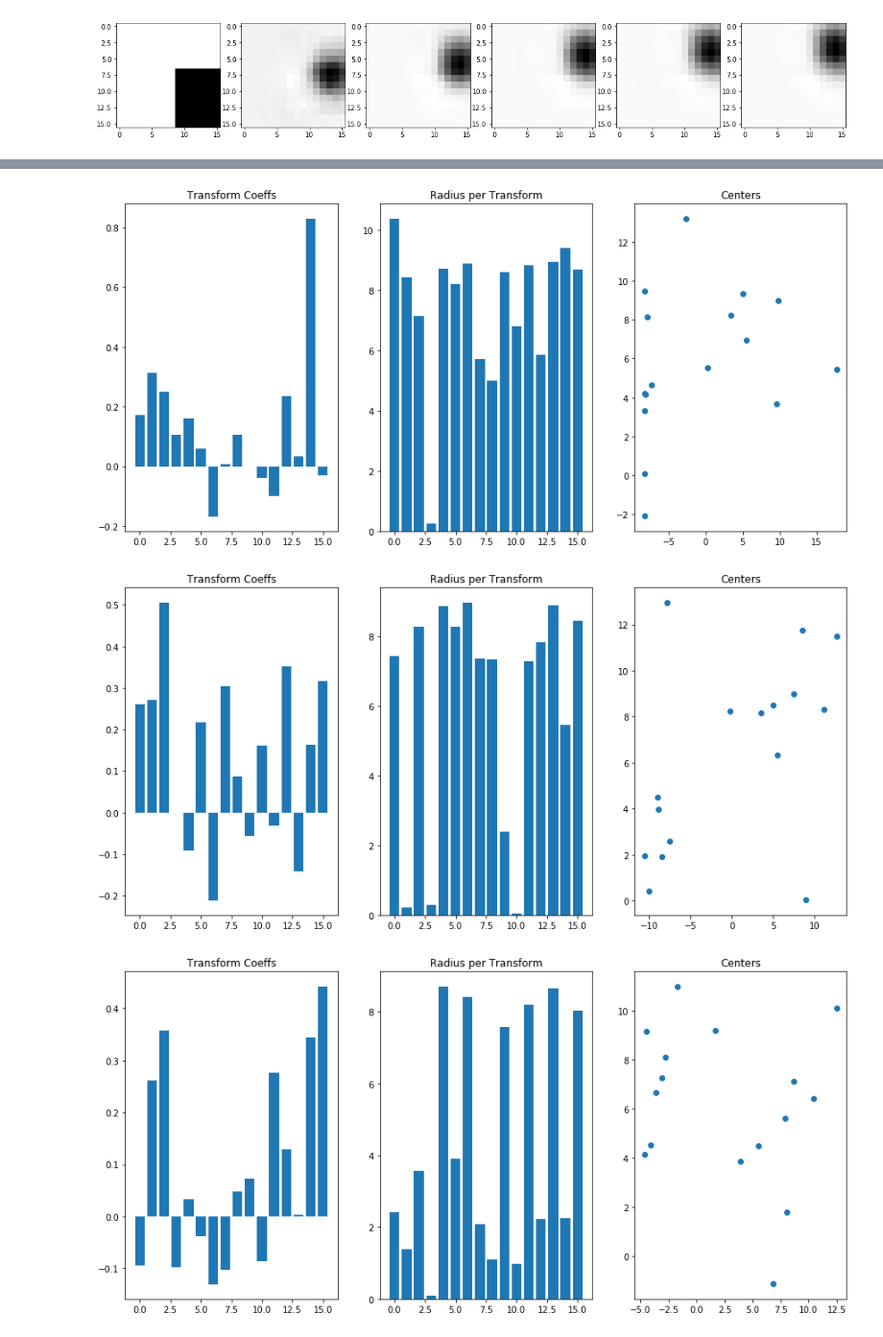
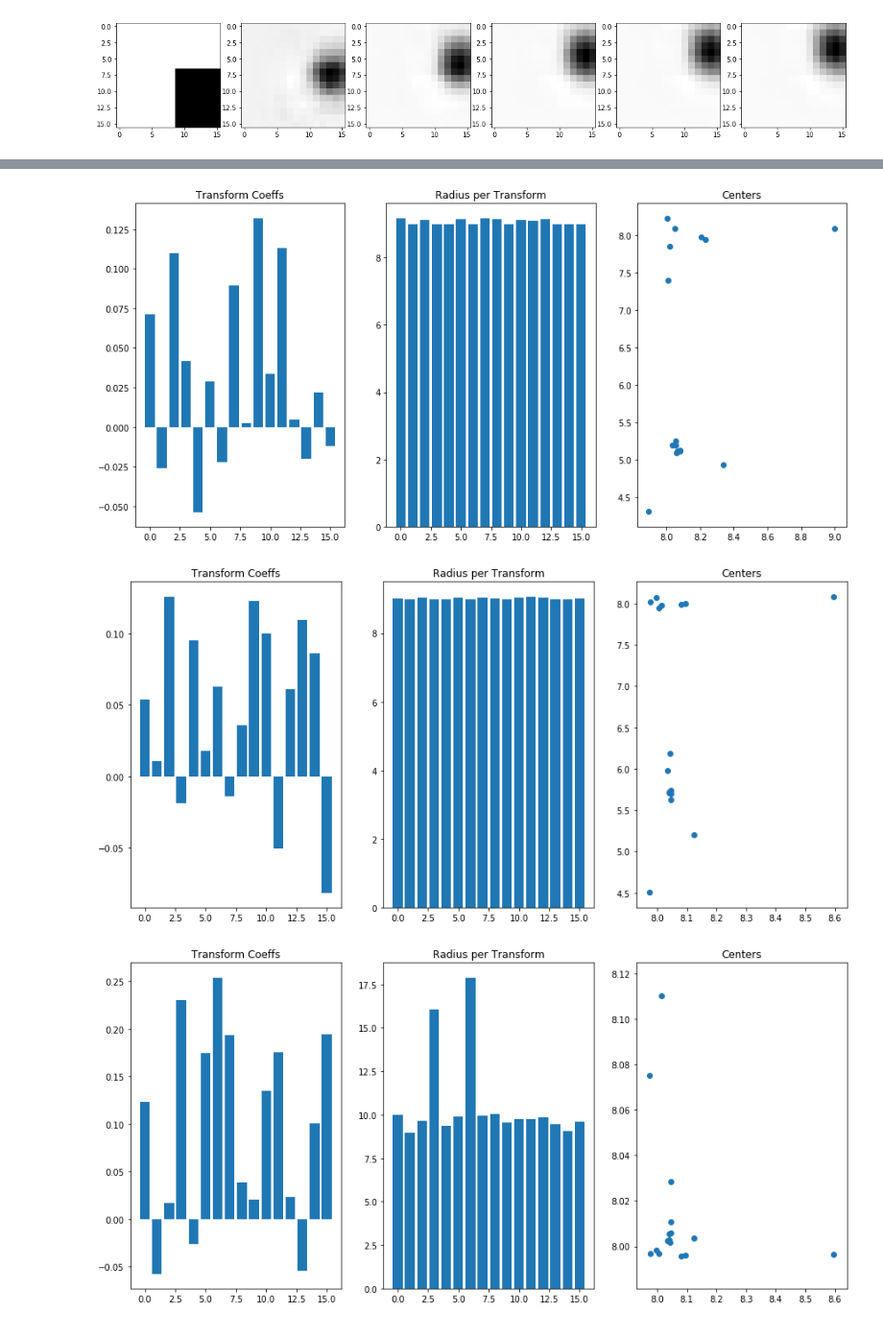
Before and after one commit to shazoop/FormMotion, a Jupyter notebook: Trial2-Tanh-OptEinsum-PyTorchPort-TranslationOnly.ipynb, the cells around one changed output, grey strips where cells are left out. Shown at 96% size. Saved outputs shown, nothing was run; the diff lists cells and outputs as text; code cells hidden in the pictures.

```diff
--- a/Trial2-Tanh-OptEinsum-PyTorchPort-TranslationOnly.ipynb
+++ b/Trial2-Tanh-OptEinsum-PyTorchPort-TranslationOnly.ipynb
@@ -110,14 +110,14 @@ trainSteps = 1000
 batchSize = 25 #training
 sparsePen = 12
 derivPen = 12
-epsilon = .8 #variance of normal desntiy in the smoothed bump function.
+epsilon = 1 #variance of normal desntiy in the smoothed bump function.
 eta = .02 #learning rate of phi, the dictionary of transforms
-eta2 = .02 #learning rate of beta, the transform coeff
-eta3 = .1 #Learning rate of center
-eta4 = .2 #Learning rate of radii
-numInference = 150 #arbitrary
+eta2 = .01 #learning rate of beta, the transform coeff
+eta3 = .2 #Learning rate of center
+eta4 = .3 #Learning rate of radii
+numInference = 500 #arbitrary #training is set to 150. set to 500 here for testing vs attention.
 numInf2 = 100
-betaStep = 20 #FOR TRAINED TRANSFORMS. mini cycle for beta
+betaStep = 5 #FOR TRAINED TRANSFORMS. mini cycle for beta
 attStep = 10 #FOR TRAINED TRANSFORMS. mini cycle for center/radii
 # %%
 #Training algorithm, image sequences with one shape. No need to infer center/radii yet.
@@ -654,8 +679,8 @@ def localImageNP(Input2, movie_length, dim, center, radius2, epsilon):
             for i in range(dim):
                 for j in range(dim):
                     local_matrix[k,t,i,j] = np.linalg.norm(np.array([i,j])-center[:,t,k])/radius2[t,k]
-    local_matrix[local_matrix <= 1+ np.sqrt(epsilon)] = 1
-    local_matrix[local_matrix > 1 + np.sqrt(epsilon)] = 0
+    local_matrix[local_matrix <= 1] = 1
+    local_matrix[local_matrix > 1] = 0
 
     LocalInput2 = np.multiply(local_matrix, Input2)
 
@@ -761,0 +796,4 @@ for i in range(movie_length):
+# %%
+#this run was for 100 total cycles, 5/5 per center/radius. learning center/rad were .1/.2. Epsilon set to 1.
+#Also, I changed local image threshold from 1+epsilon to be 1+sqrt(epsilon).
+testrun3 = InferLocalNP(testNP[4], learnPhi8, sparsePen, derivPen, eta2, eta3, eta4, betaStep, attStep, numInf2)
@@ -783,6 +847,6 @@ testrun = InferLocalNP(testNP[19], learnPhi8, sparsePen, derivPen, eta2, eta3, e
 # %%
-#this run was for 100 total cycles, 10/10 per center/radius. learning center/rad were .5/5. Epsilon set to 1.
-frame = 4
+#this run was for 100 total cycles, 5/5 per center/radius. learning center/rad were .2/.5. Epsilon set to 1.
+frame = 6
 fig_testrun2 = plt.figure(figsize=(15,7)) #image sequence from dataset
 ax1 = fig_testrun2.add_subplot(1,3,1)
 ax1.bar(list(range(16)), (testrun2[0])[frame,:])
@@ -794,11 +858,10 @@ ax3 = fig_testrun2.add_subplot(1,3,3)
 ax3.scatter((testrun2[2])[0,0,:],(testrun2[2])[1,frame,:])
 ax3.title.set_text('Centers')
 # %% [output]
-[figure, old version]
+[figure, new version]
 # %%
-#this run was for 100 total cycles, 15/15 per center/radius. learning center/rad were 2/5. Epsilon set to 1.5
-#Also, I changed local image threshold from 1+epsilon to be 1+sqrt(epsilon).
-frame = 3
+#this run was for 100 total cycles, 5/5 per center/radius. learning center/rad were .1/.2. Epsilon set to 1.
+frame = 6
 fig_testrun3 = plt.figure(figsize=(15,7)) #image sequence from dataset
 ax1 = fig_testrun3.add_subplot(1,3,1)
 ax1.bar(list(range(16)), (testrun3[0])[frame,:])
@@ -810,20 +873,19 @@ ax3 = fig_testrun3.add_subplot(1,3,3)
 ax3.scatter((testrun3[2])[0,0,:],(testrun3[2])[1,frame,:])
 ax3.title.set_text('Centers')
 # %% [output]
-[figure, old version]
+[figure, new version]
 # %%
-#this run was for 100 total cycles, 10/10 per center/radius. learning center/rad were .5/.5. Epsilon set to 1.
-#Also, I changed local image threshold from 1+epsilon to be 1+sqrt(epsilon).
-frame = 2
-fig_testrun5 = plt.figure(figsize=(15,7)) #image sequence from dataset
-ax1 = fig_testrun5.add_subplot(1,3,1)
-ax1.bar(list(range(16)), (testrun5[0])[frame,:])
+#this run was for 100 total cycles, 5/5 per center/radius. learning center/rad were .1/.2. Epsilon set to 1.
+frame = 1
+fig_testrun3 = plt.figure(figsize=(15,7)) #image sequence from dataset
+ax1 = fig_testrun3.add_subplot(1,3,1)
+ax1.bar(list(range(16)), (testrun3[0])[frame,:])
 ax1.title.set_text('Transform Coeffs')
-ax2 = fig_testrun5.add_subplot(1,3,2)
-ax2.bar(list(range(16)), (testrun5[1])[frame,:])
+ax2 = fig_testrun3.add_subplot(1,3,2)
+ax2.bar(list(range(16)), (testrun3[1])[frame,:])
 ax2.title.set_text('Radius per Transform')
-ax3 = fig_testrun5.add_subplot(1,3,3)
-ax3.scatter((testrun5[2])[0,0,:],(testrun5[2])[1,frame,:])
+ax3 = fig_testrun3.add_subplot(1,3,3)
+ax3.scatter((testrun3[2])[0,0,:],(testrun3[2])[1,frame,:])
 ax3.title.set_text('Centers')
 # %% [output]
-[figure, old version]
+[figure, new version]
```
Also changed, not shown: parts of 10 cells of this notebook.
